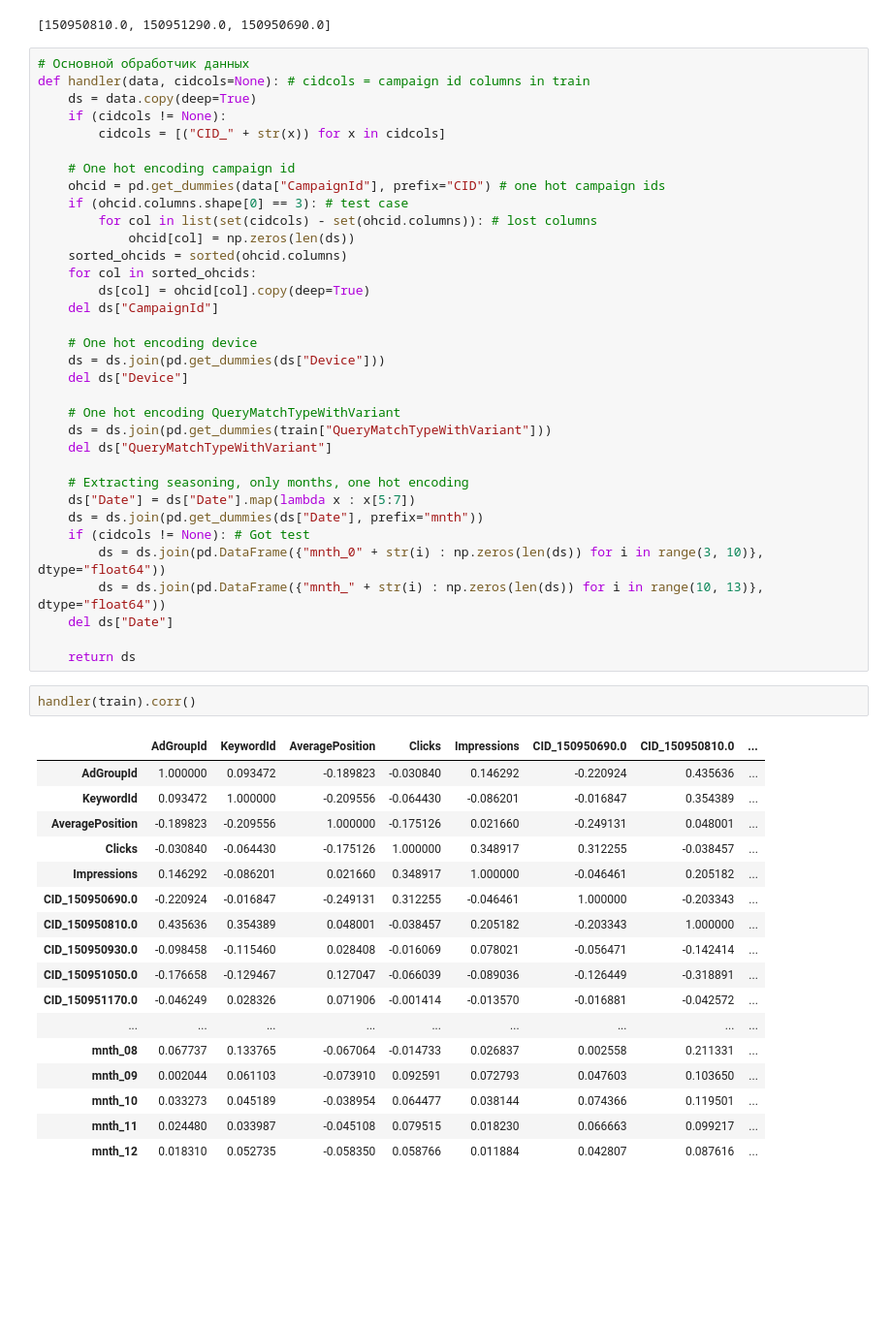
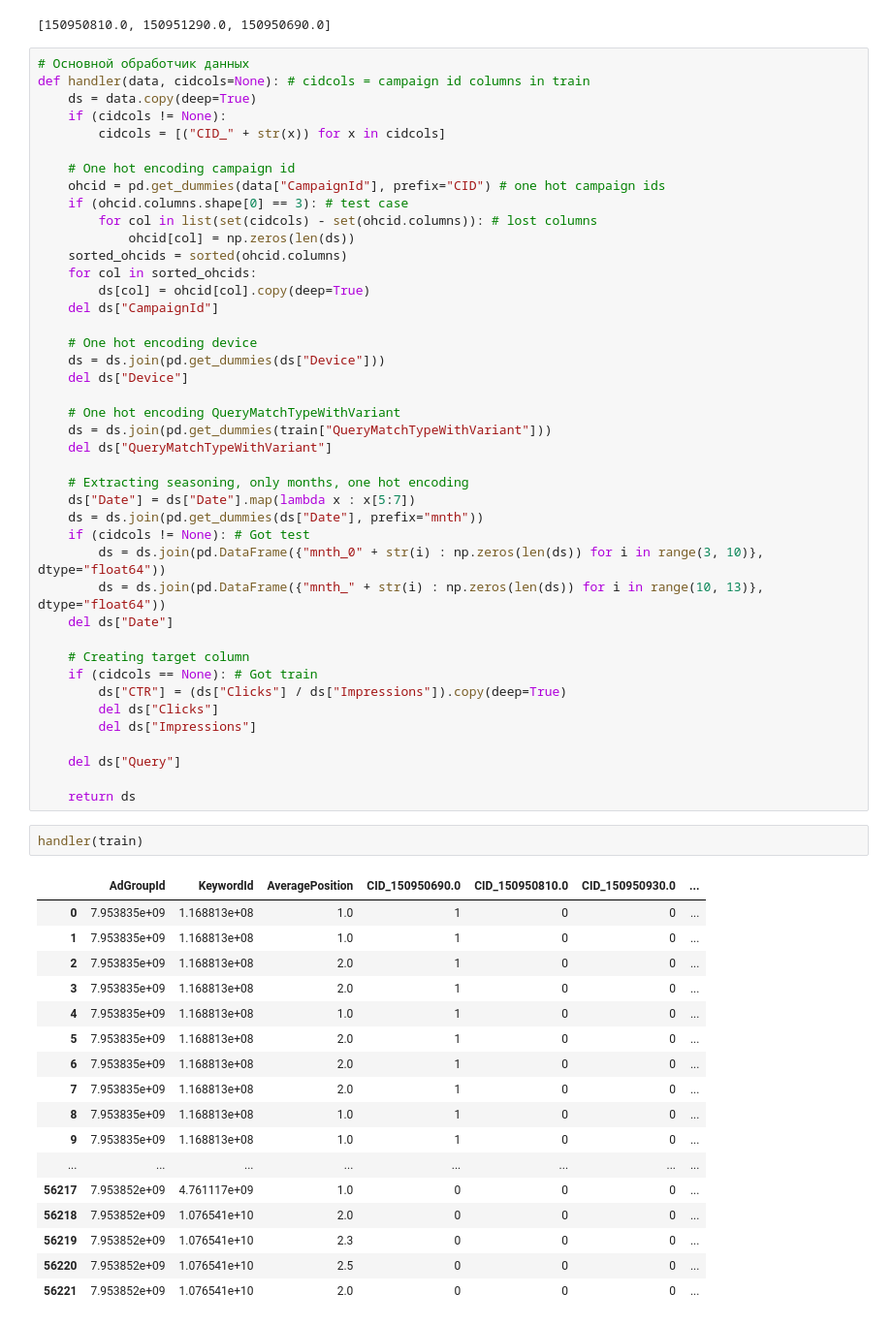
Before and after one commit to mrdisclaimer/grandma-data-soup-ctr, a Jupyter notebook: Untitled.ipynb, the cells around one changed output. Shown: that part at 97% size. Drawn from its saved outputs; the diff is of its cells as text; blank space fills up the shorter version.

```diff
--- a/Untitled.ipynb
+++ b/Untitled.ipynb
@@ -128,24 +131,32 @@ def handler(data, cidcols=None): # cidcols = campaign id columns in train
         ds = ds.join(pd.DataFrame({"mnth_" + str(i) : np.zeros(len(ds)) for i in range(10, 13)}, dtype="float64"))
     del ds["Date"]
 
+    # Creating target column
+    if (cidcols == None): # Got train
+        ds["CTR"] = (ds["Clicks"] / ds["Impressions"]).copy(deep=True)
+        del ds["Clicks"]
+        del ds["Impressions"]
+
+    del ds["Query"]
+
     return ds
 # %%
-handler(train).corr()
+handler(train)
 # %% [output]
-|  | AdGroupId | KeywordId | AveragePosition | Clicks | Impressions | CID_150950690.0 | CID_150950810.0 | ... |
-| AdGroupId | 1.000000 | 0.093472 | -0.189823 | -0.030840 | 0.146292 | -0.220924 | 0.435636 | ... |
-| KeywordId | 0.093472 | 1.000000 | -0.209556 | -0.064430 | -0.086201 | -0.016847 | 0.354389 | ... |
-| AveragePosition | -0.189823 | -0.209556 | 1.000000 | -0.175126 | 0.021660 | -0.249131 | 0.048001 | ... |
-| Clicks | -0.030840 | -0.064430 | -0.175126 | 1.000000 | 0.348917 | 0.312255 | -0.038457 | ... |
-| Impressions | 0.146292 | -0.086201 | 0.021660 | 0.348917 | 1.000000 | -0.046461 | 0.205182 | ... |
-| CID_150950690.0 | -0.220924 | -0.016847 | -0.249131 | 0.312255 | -0.046461 | 1.000000 | -0.203343 | ... |
-| CID_150950810.0 | 0.435636 | 0.354389 | 0.048001 | -0.038457 | 0.205182 | -0.203343 | 1.000000 | ... |
-| CID_150950930.0 | -0.098458 | -0.115460 | 0.028408 | -0.016069 | 0.078021 | -0.056471 | -0.142414 | ... |
-| CID_150951050.0 | -0.176658 | -0.129467 | 0.127047 | -0.066039 | -0.089036 | -0.126449 | -0.318891 | ... |
-| CID_150951170.0 | -0.046249 | 0.028326 | 0.071906 | -0.001414 | -0.013570 | -0.016881 | -0.042572 | ... |
-| ... | ... | ... | ... | ... | ... | ... | ... | ... |
-| mnth_08 | 0.067737 | 0.133765 | -0.067064 | -0.014733 | 0.026837 | 0.002558 | 0.211331 | ... |
-| mnth_09 | 0.002044 | 0.061103 | -0.073910 | 0.092591 | 0.072793 | 0.047603 | 0.103650 | ... |
-| mnth_10 | 0.033273 | 0.045189 | -0.038954 | 0.064477 | 0.038144 | 0.074366 | 0.119501 | ... |
-| mnth_11 | 0.024480 | 0.033987 | -0.045108 | 0.079515 | 0.018230 | 0.066663 | 0.099217 | ... |
-| mnth_12 | 0.018310 | 0.052735 | -0.058350 | 0.058766 | 0.011884 | 0.042807 | 0.087616 | ... |
+|  | AdGroupId | KeywordId | AveragePosition | CID_150950690.0 | CID_150950810.0 | CID_150950930.0 | ... |
+| 0 | 7.953835e+09 | 1.168813e+08 | 1.0 | 1 | 0 | 0 | ... |
+| 1 | 7.953835e+09 | 1.168813e+08 | 1.0 | 1 | 0 | 0 | ... |
+| 2 | 7.953835e+09 | 1.168813e+08 | 2.0 | 1 | 0 | 0 | ... |
+| 3 | 7.953835e+09 | 1.168813e+08 | 2.0 | 1 | 0 | 0 | ... |
+| 4 | 7.953835e+09 | 1.168813e+08 | 1.0 | 1 | 0 | 0 | ... |
+| 5 | 7.953835e+09 | 1.168813e+08 | 2.0 | 1 | 0 | 0 | ... |
+| 6 | 7.953835e+09 | 1.168813e+08 | 2.0 | 1 | 0 | 0 | ... |
+| 7 | 7.953835e+09 | 1.168813e+08 | 2.0 | 1 | 0 | 0 | ... |
+| 8 | 7.953835e+09 | 1.168813e+08 | 1.0 | 1 | 0 | 0 | ... |
+| 9 | 7.953835e+09 | 1.168813e+08 | 1.0 | 1 | 0 | 0 | ... |
+| ... | ... | ... | ... | ... | ... | ... | ... |
+| 56217 | 7.953852e+09 | 4.761117e+09 | 1.0 | 0 | 0 | 0 | ... |
+| 56218 | 7.953852e+09 | 1.076541e+10 | 2.0 | 0 | 0 | 0 | ... |
+| 56219 | 7.953852e+09 | 1.076541e+10 | 2.3 | 0 | 0 | 0 | ... |
+| 56220 | 7.953852e+09 | 1.076541e+10 | 2.5 | 0 | 0 | 0 | ... |
+| 56221 | 7.953852e+09 | 1.076541e+10 | 2.0 | 0 | 0 | 0 | ... |
```
Also changed, not shown: parts of 15 cells of this notebook, 1 other file.
